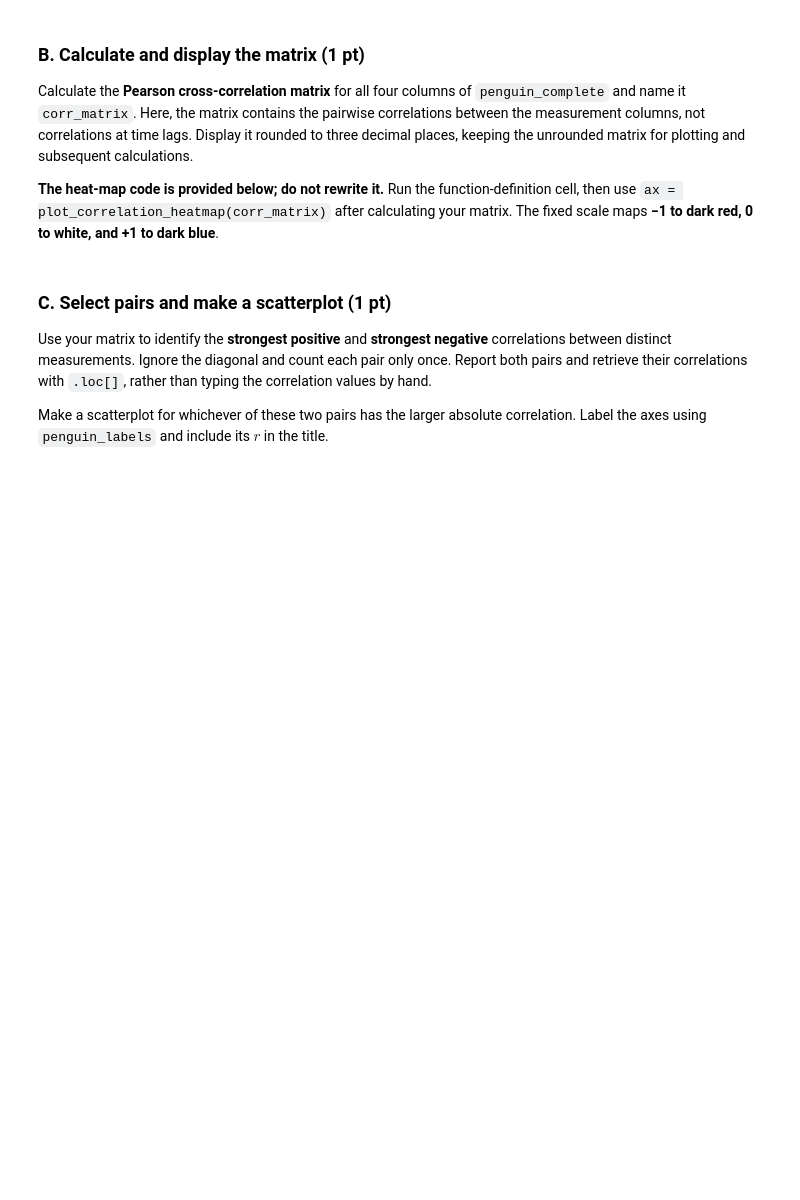
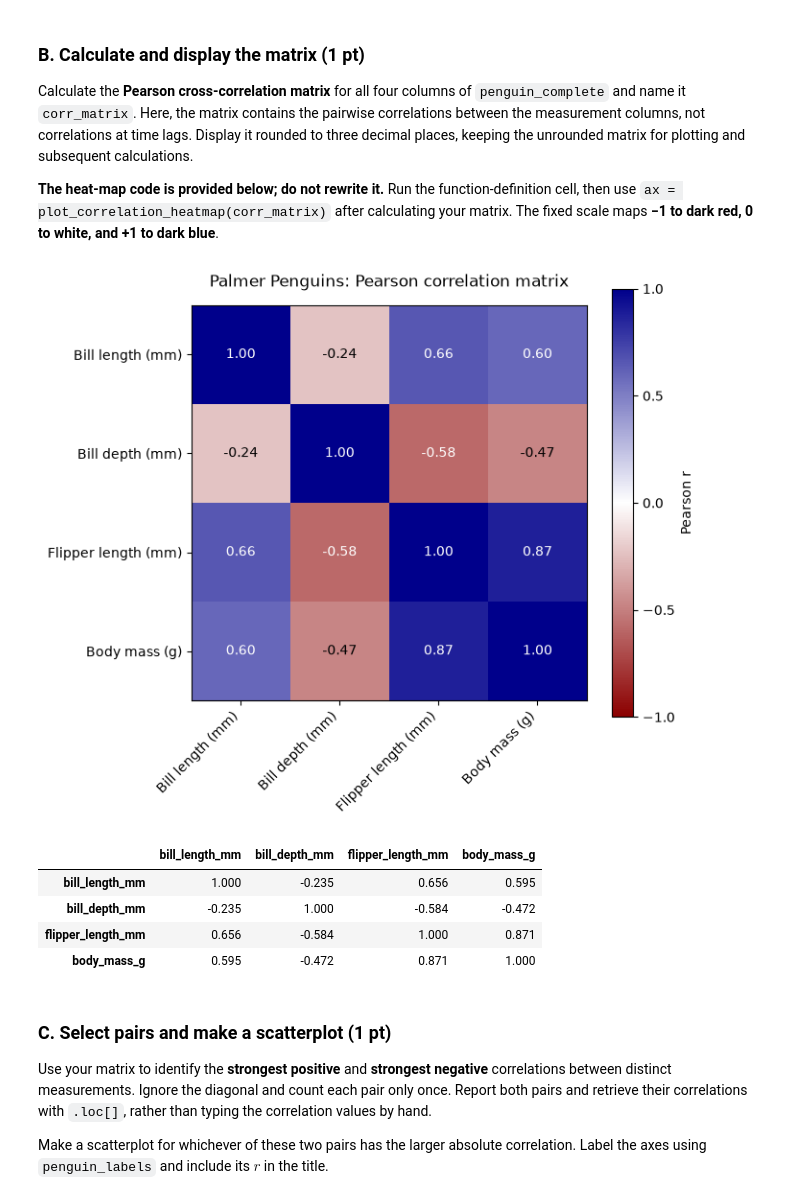
Before and after one commit to BradyJulian/Julian-Brady-ENGR-1451-Fork, a Jupyter notebook: 1-assignments/LE05/jub177LE05.ipynb, the cells around one changed output. Cells and saved outputs as stored; diff of their text form; code cells hidden in the pictures; blank space fills up the shorter version.

```diff
--- a/1-assignments/LE05/jub177LE05.ipynb
+++ b/1-assignments/LE05/jub177LE05.ipynb
@@ -210,8 +210,17 @@ def plot_correlation_heatmap(corr_matrix):
 # %%
 # Your corr_matrix calculation and rounded display here
 
 # After calculating corr_matrix, uncomment the following line:
-# ax = plot_correlation_heatmap(corr_matrix)
+corr_matrix = penguin_complete.corr()
+ax = plot_correlation_heatmap(corr_matrix)
+corr_matrix.round(3) #displaying data rounded to 3-decimal places
+# %% [output]
+[figure, added]
+|  | bill_length_mm | bill_depth_mm | flipper_length_mm | body_mass_g |
+| bill_length_mm | 1.000 | -0.235 | 0.656 | 0.595 |
+| bill_depth_mm | -0.235 | 1.000 | -0.584 | -0.472 |
+| flipper_length_mm | 0.656 | -0.584 | 1.000 | 0.871 |
+| body_mass_g | 0.595 | -0.472 | 0.871 | 1.000 |
 # %% [markdown]
 ### C. Select pairs and make a scatterplot (1 pt)
 
```
Also changed, not shown: parts of 2 cells of this notebook.
